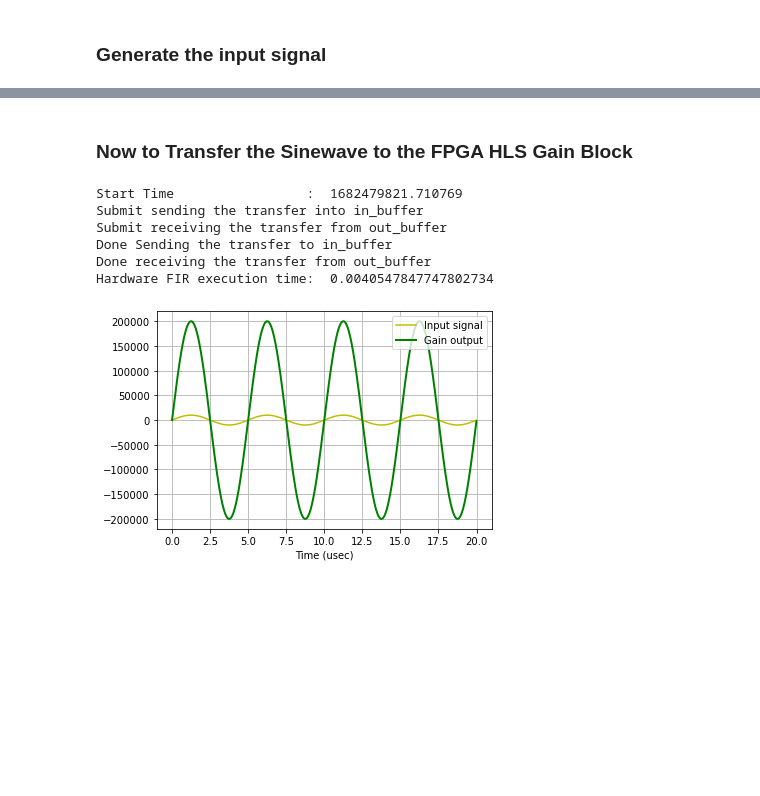
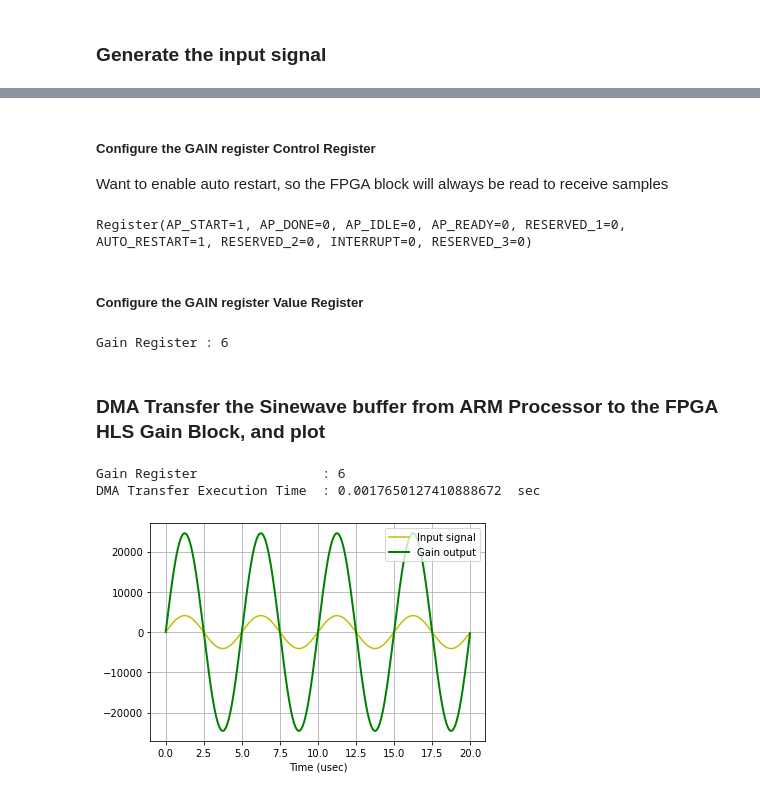
Before and after one commit to odelayIO/KR260-HLS-Fixed-Gain-Stream, a Jupyter notebook: host/py/kr260_hls_fixed_gain_stream.ipynb, the cells around one changed output, grey strips where cells are left out. Drawn from its saved outputs; the diff is of its cells as text; code cells hidden in the pictures; blank space fills up the shorter version.

Commit message:
Updated HLS Gain Block to have the register be read/write, and updated Jupyter Notebook with comments

```diff
--- a/host/py/kr260_hls_fixed_gain_stream.ipynb
+++ b/host/py/kr260_hls_fixed_gain_stream.ipynb
@@ -28,7 +28,8 @@ def plot_to_notebook(time_sec,in_signal,n_samples,out_signal=None):
 ### Generate the input signal
 # %%
 import numpy as np
-
+# Amp
+AMP = 4096
 # Total time
 T = 0.00002
 # Sampling frequency
@@ -38,7 +39,7 @@ n = int(T * fs)
 # Time vector in seconds
 t = np.linspace(0, T, n, endpoint=False)
 # Samples of the signal
-samples = 10000*np.sin(0.2e6*2*np.pi*t) # + 1500*np.cos(46e6*2*np.pi*t) + 2000*np.sin(12e6*2*np.pi*t)
+samples = 4096*np.sin(0.2e6*2*np.pi*t) # + 1500*np.cos(46e6*2*np.pi*t) + 2000*np.sin(12e6*2*np.pi*t)
 # Convert samples to 32-bit integers
 samples = samples.astype(np.int32)
 print('Number of samples: ',len(samples))
@@ -58,8 +60,7 @@ import pynq.lib.dma
 # Load the overlay
 overlay = Overlay('/home/root/jupyter_notebooks/kr260_hls_fixed_gain_stream/kr260_hls_fixed_gain_stream.bit')
 
-# Load the FIR DMA
-dma = overlay.axi_dma_0
-hls_gain_map = overlay.axi_fixed_gain_stream_0.register_map
-hls_gain_reg = overlay.axi_fixed_gain_stream_0
+# Assign blocks to short vars
+dma       = overlay.axi_dma_0
+gain_reg  = overlay.axi_fixed_gain_stream_0
 # %% [markdown]
@@ -75,50 +118,57 @@ print("Data Size     : ",str(n))
+# %% [markdown]
+##### Configure the GAIN register Control Register
+Want to enable auto restart, so the FPGA block will always be read to receive samples
+# %%
+gain_reg.register_map.CTRL.AUTO_RESTART=1
+gain_reg.register_map.CTRL.AP_START=1
+gain_reg.register_map.CTRL
+# %% [output]
+Register(AP_START=1, AP_DONE=0, AP_IDLE=0, AP_READY=0, RESERVED_1=0, AUTO_RESTART=1, RESERVED_2=0, INTERRUPT=0, RESERVED_3=0)
+# %% [markdown]
+##### Configure the GAIN register Value Register
+# %%
+gain_reg.write(gain_reg.register_map.gain.address,6)
+print("Gain Register : " + str(gain_reg.read(gain_reg.register_map.gain.address)))
+# %% [output]
+Gain Register : 6
 # %% [markdown]
-### Now to Transfer the Sinewave to the FPGA HLS Gain Block
+### DMA Transfer the Sinewave buffer from ARM Processor to the FPGA HLS Gain Block, and plot
 # %%
-# Configure Control Register to Auto-Restart
-hls_gain_reg.write(0x0,0x81)
-
-# Configure Gain Register
-hls_gain_map.gain = 20
+# Read Gain Register
+print("Gain Register                : " + str(gain_reg.read(gain_reg.register_map.gain.address)))
 
 # Allocate buffers for the input and output signals
 in_buffer = allocate(shape=(n,), dtype=np.int32)
 out_buffer = allocate(shape=(n,), dtype=np.int32)
 
 # Copy the samples to the in_buffer
 np.copyto(in_buffer,samples)
 
 # Trigger the DMA transfer and wait for the result
 import time
 start_time = time.time()
-print('Start Time                 : ',start_time)
 dma.sendchannel.transfer(in_buffer)
-print('Submit sending the transfer into in_buffer')
+#print('Submit sending the transfer into in_buffer')
 dma.recvchannel.transfer(out_buffer)
-print('Submit receiving the transfer from out_buffer')
+#print('Submit receiving the transfer from out_buffer')
 dma.sendchannel.wait()
-print('Done Sending the transfer to in_buffer')
+#print('Done Sending the transfer to in_buffer')
 dma.recvchannel.wait()
-print('Done receiving the transfer from out_buffer')
+#print('Done receiving the transfer from out_buffer')
 stop_time = time.time()
 hw_exec_time = stop_time-start_time
 
-print('Hardware FIR execution time: ',hw_exec_time)
-
+print('DMA Transfer Execution Time  :',hw_exec_time,' sec')
 
 # Plot to the notebook
 plot_to_notebook(t,samples,len(out_buffer),out_signal=out_buffer)
 
 # Free the buffers
 in_buffer.close()
 out_buffer.close()
 # %% [output]
-Start Time                 :  1682479821.710769
-Submit sending the transfer into in_buffer
-Submit receiving the transfer from out_buffer
-Done Sending the transfer to in_buffer
-Done receiving the transfer from out_buffer
-Hardware FIR execution time:  0.0040547847747802734
+Gain Register                : 6
+DMA Transfer Execution Time  : 0.0017650127410888672  sec
-[figure, old version]
+[figure, new version]
 # %%
 del in_buffer, out_buffer
```
Also changed, not shown: parts of 8 cells of this notebook, 5 other files.
